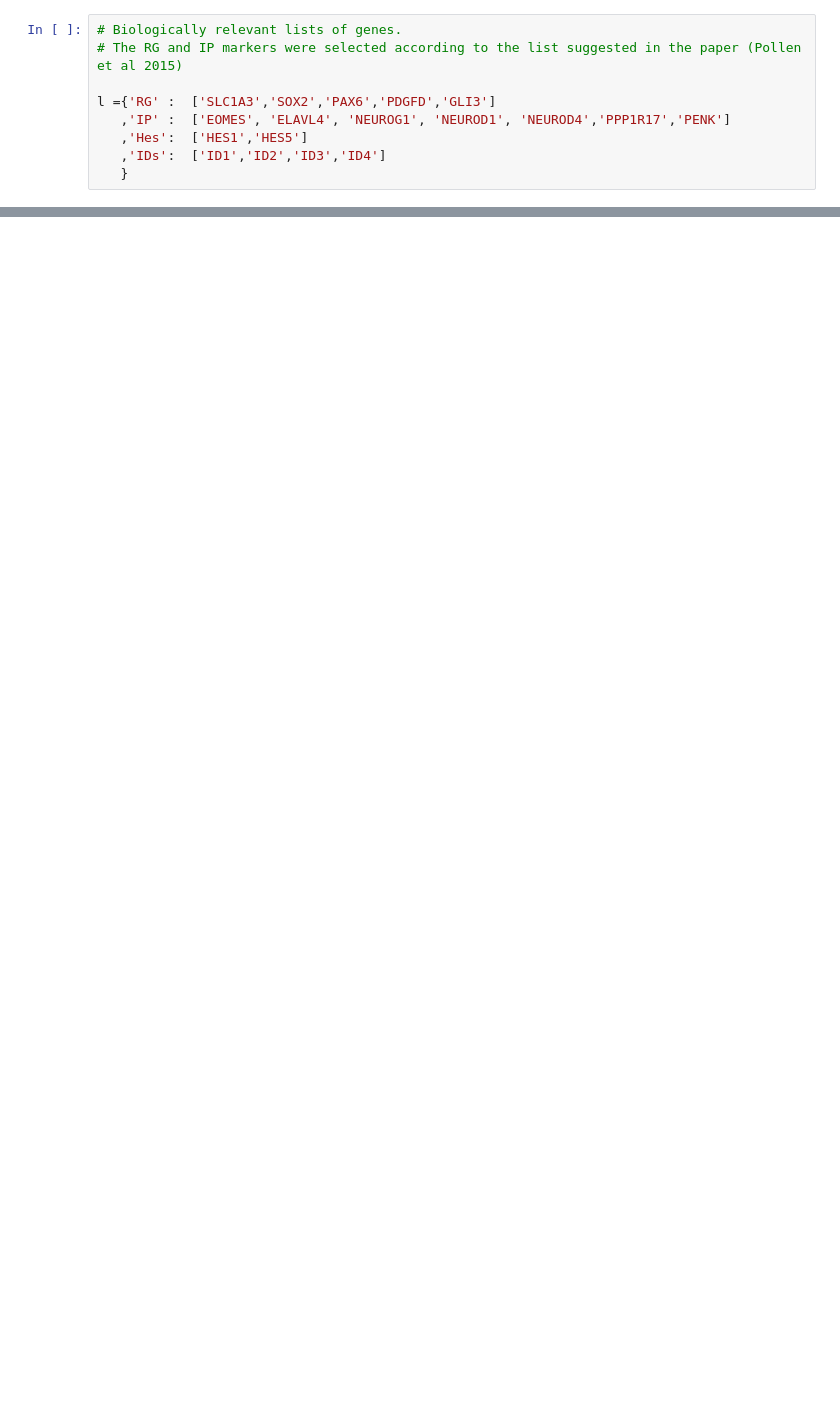
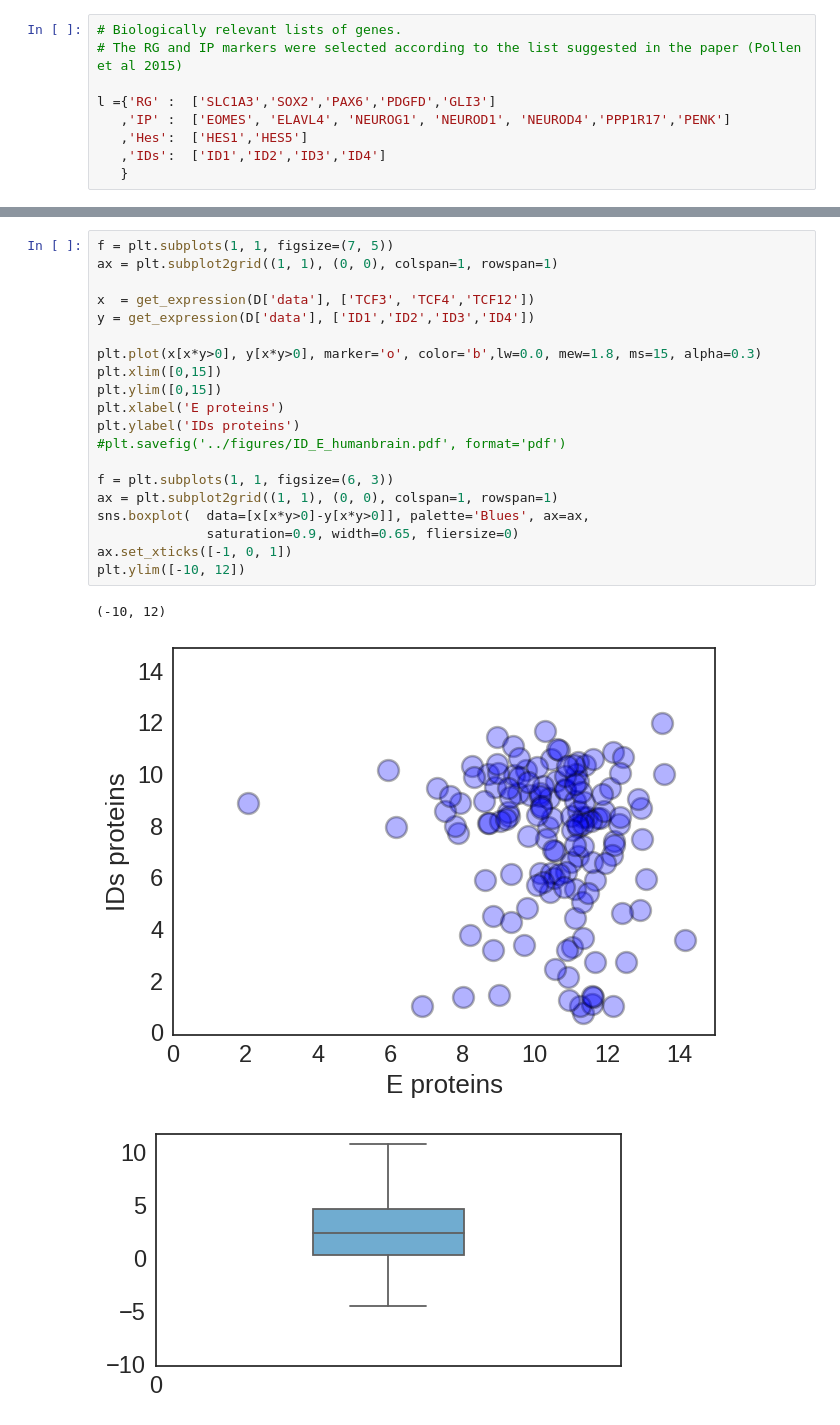
Before and after one commit to mboareto/InterplayNotchID_neurogenesis, a Jupyter notebook: InterplayNotch_IDs_HumanEmbryoData.ipynb, the cells around one changed output, grey strips where cells are left out. Drawn from its saved outputs; the diff is of its cells as text; blank space fills up the shorter version.

Commit message:
Included E proteins

```diff
--- a/InterplayNotch_IDs_HumanEmbryoData.ipynb
+++ b/InterplayNotch_IDs_HumanEmbryoData.ipynb
@@ -127,0 +143,24 @@ for i in range(len(l['IDs'])):
+# %%
+f = plt.subplots(1, 1, figsize=(7, 5))
+ax = plt.subplot2grid((1, 1), (0, 0), colspan=1, rowspan=1)
+
+x  = get_expression(D['data'], ['TCF3', 'TCF4','TCF12'])
+y = get_expression(D['data'], ['ID1','ID2','ID3','ID4'])
+
+plt.plot(x[x*y>0], y[x*y>0], marker='o', color='b',lw=0.0, mew=1.8, ms=15, alpha=0.3)
+plt.xlim([0,15])
+plt.ylim([0,15])
+plt.xlabel('E proteins')
+plt.ylabel('IDs proteins')
+#plt.savefig('../figures/ID_E_humanbrain.pdf', format='pdf')
+
+f = plt.subplots(1, 1, figsize=(6, 3))
+ax = plt.subplot2grid((1, 1), (0, 0), colspan=1, rowspan=1)
+sns.boxplot(  data=[x[x*y>0]-y[x*y>0]], palette='Blues', ax=ax,
+              saturation=0.9, width=0.65, fliersize=0)
+ax.set_xticks([-1, 0, 1])
+plt.ylim([-10, 12])
+# %% [output]
+(-10, 12)
+[figure, added]
+[figure, added]
```
Also changed, not shown: parts of 6 cells of this notebook.
